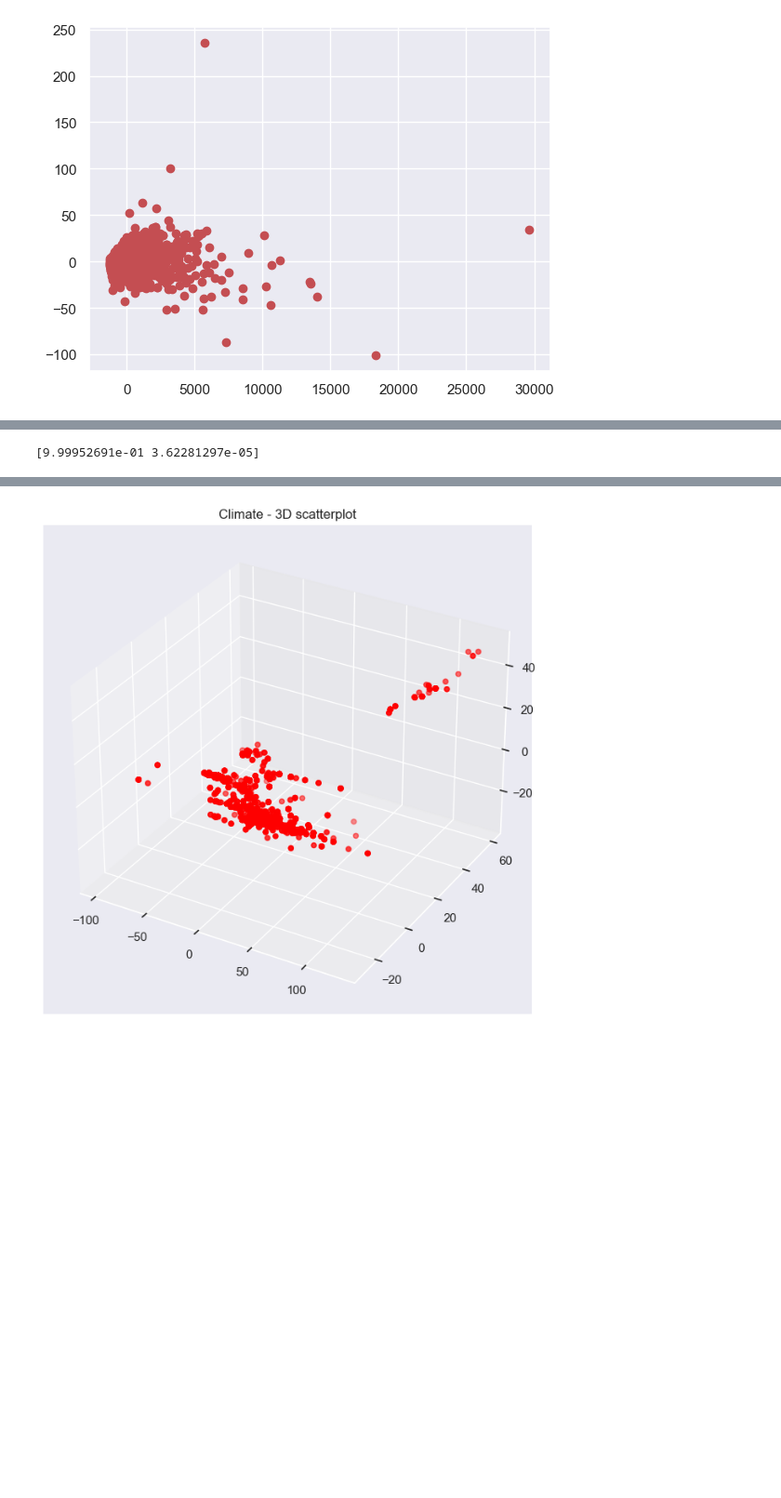
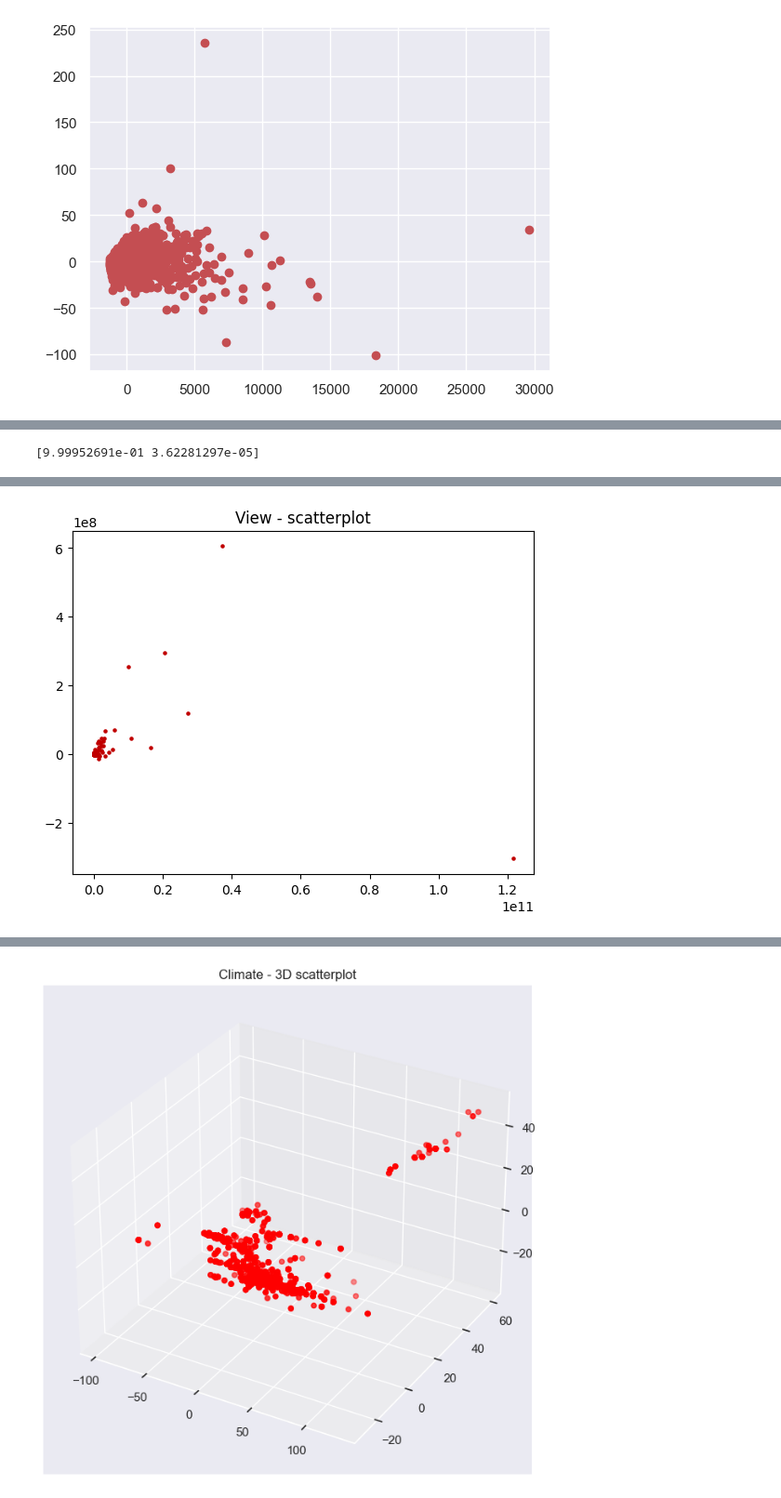
Before and after one commit to Karath-Vamsi/Swiss_homes_analysis, a Jupyter notebook: analysis.ipynb, the cells around one changed output, grey strips where cells are left out. Shown at 93% size. Cells and saved outputs as stored; diff of their text form; code cells hidden in the pictures; blank space fills up the shorter version.

```diff
--- a/analysis.ipynb
+++ b/analysis.ipynb
@@ -829,8 +793,9 @@ pca_view.fit(numpy_view)
 print(pca_view.explained_variance_ratio_)
 numpy_view_trans = pca_view.transform(numpy_view)
 
-p3 = figure(title = 'View - scatterplot', x_axis_label = 'x-axis', y_axis_label = 'y-axis')
-p3.scatter(numpy_view_trans[:,0],numpy_view_trans[:,1],marker = 'o', color = '#C00000', size = 5)
-show(p3)
+plt.figure()
+plt.scatter(numpy_view_trans[:, 0], numpy_view_trans[:, 1], marker='o', color='#C00000', s=5)
+plt.title('View - scatterplot')
+plt.show()
 # %% [output]
 [9.99952691e-01 3.62281297e-05]
@@ -839,3 +802,4 @@ show(p3)
+[figure, added]
 # %%
 # viz sunlight
 
```
Also changed, not shown: parts of 21 cells of this notebook.
